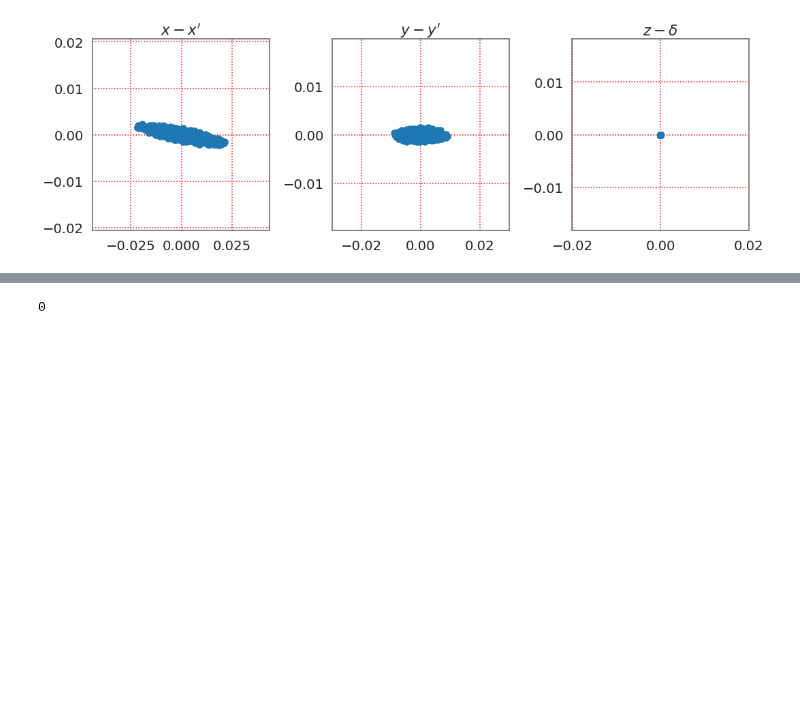
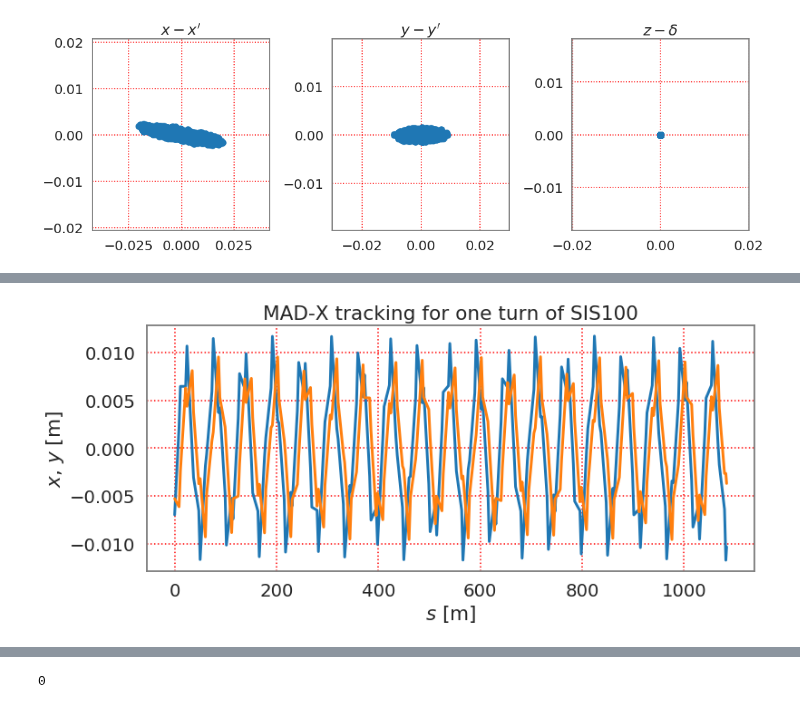
Before and after one commit to aoeftiger/sixtracklib_pyht_playground, a Jupyter notebook: sis100/SIS100_tracking_comparisonMADXvsPySTL_noSC.ipynb, the cells around one changed output, grey strips where cells are left out. Cells and saved outputs as stored; diff of their text form; code cells hidden in the pictures; blank space fills up the shorter version.

```diff
--- a/sis100/SIS100_tracking_comparisonMADXvsPySTL_noSC.ipynb
+++ b/sis100/SIS100_tracking_comparisonMADXvsPySTL_noSC.ipynb
@@ -233,0 +338,19 @@ particles.delta += dp
+# %%
+madx_ebye = np.genfromtxt('./madx_tracking_oneturn.outone', skip_header=54)
+# %%
+madx_ebye_headers = list(np.genfromtxt(
+    './madx_tracking_oneturn.outone', skip_header=51, max_rows=1, dtype=str)[1:])
+# %%
+madx_ebye_elems = madx_ebye.reshape((len(sis100.elements), npart, madx_ebye.shape[1]))
+# %%
+x_madx = madx_ebye_elems[:, p_id, madx_ebye_headers.index('X')]
+y_madx = madx_ebye_elems[:, p_id, madx_ebye_headers.index('Y')]
+# %%
+plt.figure(figsize=(12, 5))
+plt.title('MAD-X tracking for one turn of SIS100')
+plt.xlabel('$s$ [m]')
+plt.ylabel('$x$, $y$ [m]')
+plt.plot(s, x_madx)
+plt.plot(s, y_madx);
+# %% [output]
+[figure, added]
```
Also changed, not shown: parts of 54 cells of this notebook, 6 other files.
